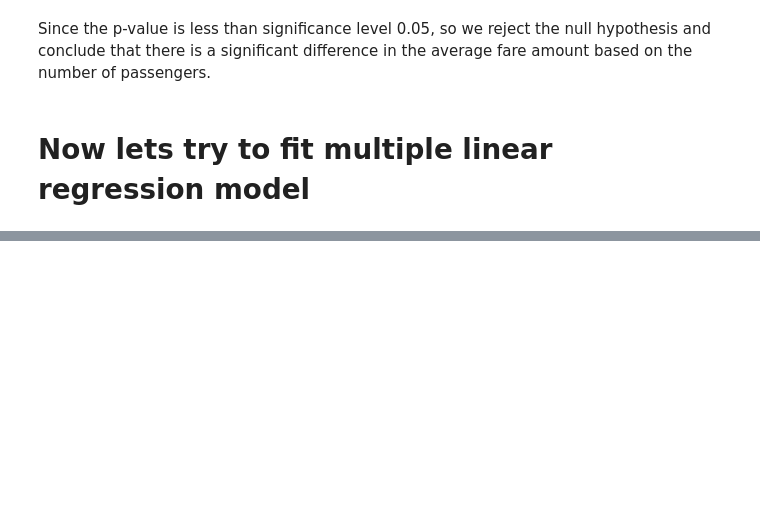
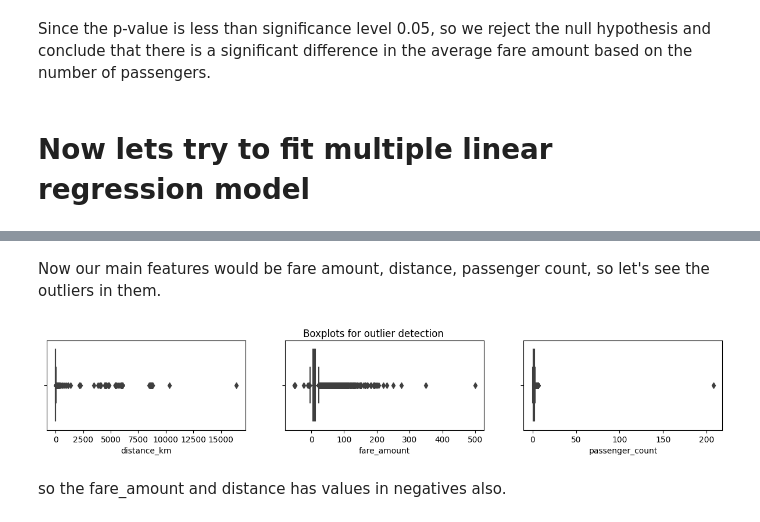
Before and after one commit to rashidulhaq-coding/data-analysis, a Jupyter notebook: uber-taxi-fares.ipynb, the cells around one changed output, grey strips where cells are left out. Saved outputs shown, nothing was run; the diff lists cells and outputs as text; code cells hidden in the pictures; blank space fills up the shorter version.

Commit message:
Kaggle Notebook | Uber Taxi Fares | Getting ready for Linear Regression

```diff
--- a/uber-taxi-fares.ipynb
+++ b/uber-taxi-fares.ipynb
@@ -457,0 +460,2 @@ Since the p-value is less than significance level 0.05, so we reject the null hy
+# %%
+df1 = df.copy()
@@ -457,0 +477,2 @@ Since the p-value is less than significance level 0.05, so we reject the null hy
+# %%
+df1['pickup_datetime'] = pd.to_datetime(df1['pickup_datetime'],format='%m/%d/%Y %I:%M:%S %p')
@@ -457,0 +488,13 @@ Since the p-value is less than significance level 0.05, so we reject the null hy
+# %% [markdown]
+Now our main features would be fare amount, distance, passenger count, so let's see the outliers in them.
+# %%
+fig, axes = plt.subplots(1, 3, figsize=(15, 2))
+fig.suptitle('Boxplots for outlier detection')
+sns.boxplot(ax=axes[0], x=df1['distance_km'])
+sns.boxplot(ax=axes[1], x=df1['fare_amount'])
+sns.boxplot(ax=axes[2], x=df1['passenger_count'])
+plt.show();
+# %% [output]
+[figure, added]
+# %% [markdown]
+so the fare_amount and distance has values in negatives also.
```
Also changed, not shown: parts of 31 cells of this notebook.
